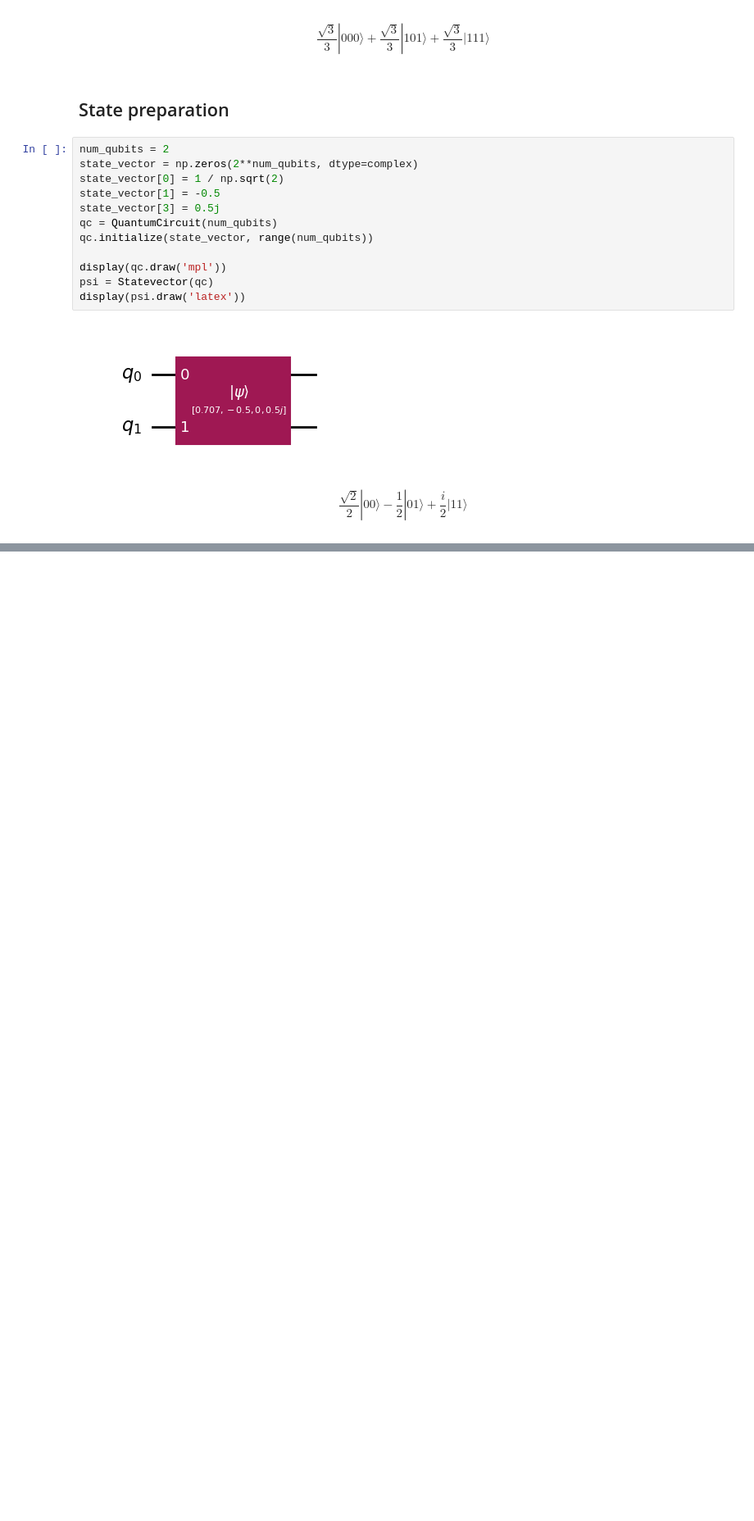
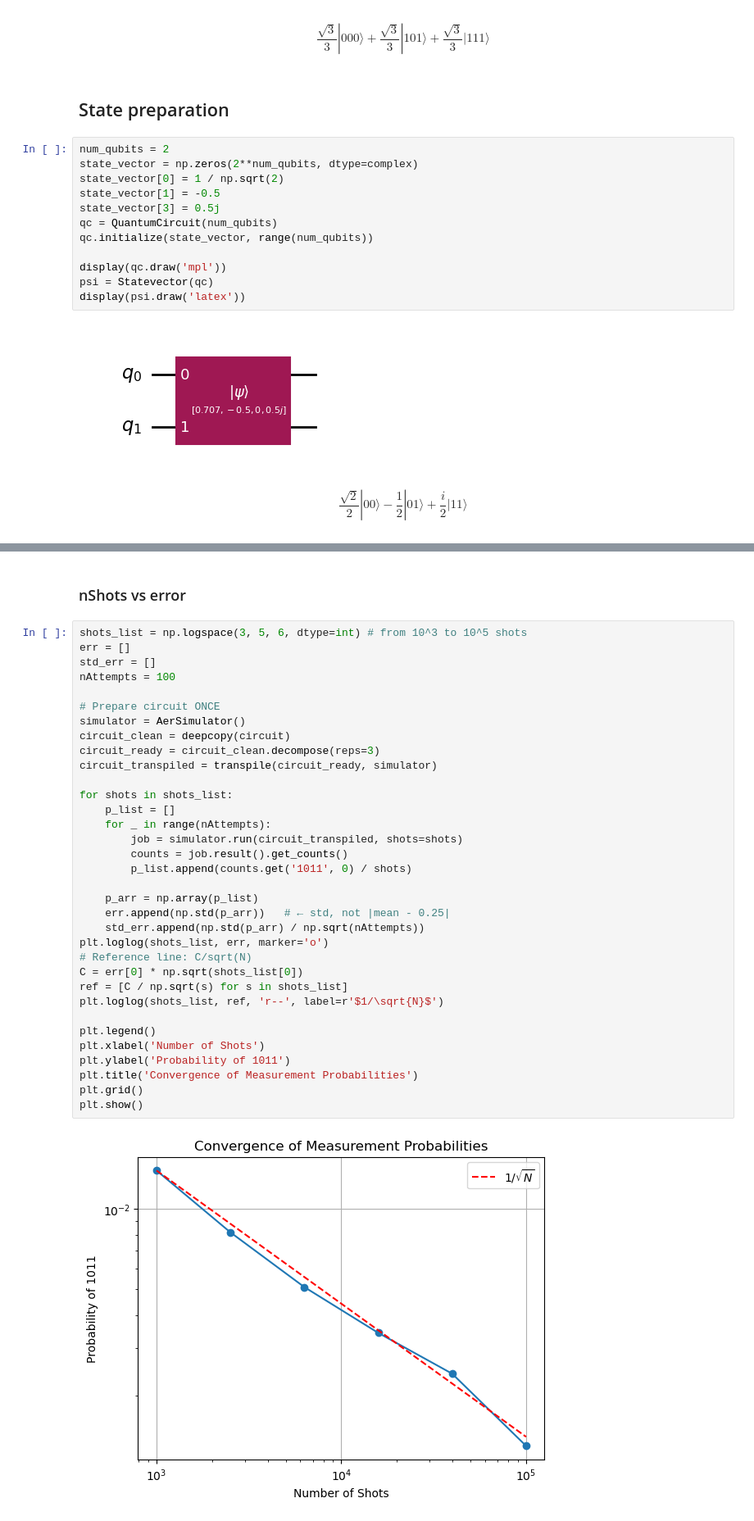
Before and after one commit to UW-ERSL/AppliedQC, a Jupyter notebook: Chapter09_QuantumCircuits_notebook.ipynb, the cells around one changed output, grey strips where cells are left out. Shown at 82% size. Saved outputs shown, nothing was run; the diff lists cells and outputs as text; blank space fills up the shorter version.

```diff
--- a/Chapter09_QuantumCircuits_notebook.ipynb
+++ b/Chapter09_QuantumCircuits_notebook.ipynb
@@ -367,0 +404,38 @@ $$\frac{\sqrt{2}}{2} |00\rangle- \frac{1}{2} |01\rangle+\frac{i}{2} |11\rangle$$
+# %% [markdown]
+### nShots vs error
+# %%
+shots_list = np.logspace(3, 5, 6, dtype=int) # from 10^3 to 10^5 shots
+err = []
+std_err = []
+nAttempts = 100
+
+# Prepare circuit ONCE
+simulator = AerSimulator()
+circuit_clean = deepcopy(circuit)
+circuit_ready = circuit_clean.decompose(reps=3)
+circuit_transpiled = transpile(circuit_ready, simulator)
+
+for shots in shots_list:
+    p_list = []
+    for _ in range(nAttempts):
+        job = simulator.run(circuit_transpiled, shots=shots)
+        counts = job.result().get_counts()
+        p_list.append(counts.get('1011', 0) / shots)
+
+    p_arr = np.array(p_list)
+    err.append(np.std(p_arr))   # ← std, not |mean - 0.25|
+    std_err.append(np.std(p_arr) / np.sqrt(nAttempts))
+plt.loglog(shots_list, err, marker='o')
+# Reference line: C/sqrt(N)
+C = err[0] * np.sqrt(shots_list[0])
+ref = [C / np.sqrt(s) for s in shots_list]
+plt.loglog(shots_list, ref, 'r--', label=r'$1/\sqrt{N}$')
+
+plt.legend()
+plt.xlabel('Number of Shots')
+plt.ylabel('Probability of 1011')
+plt.title('Convergence of Measurement Probabilities')
+plt.grid()
+plt.show()
+# %% [output]
+[figure, added]
```
Also changed, not shown: parts of 11 cells of this notebook, 5 other files.
